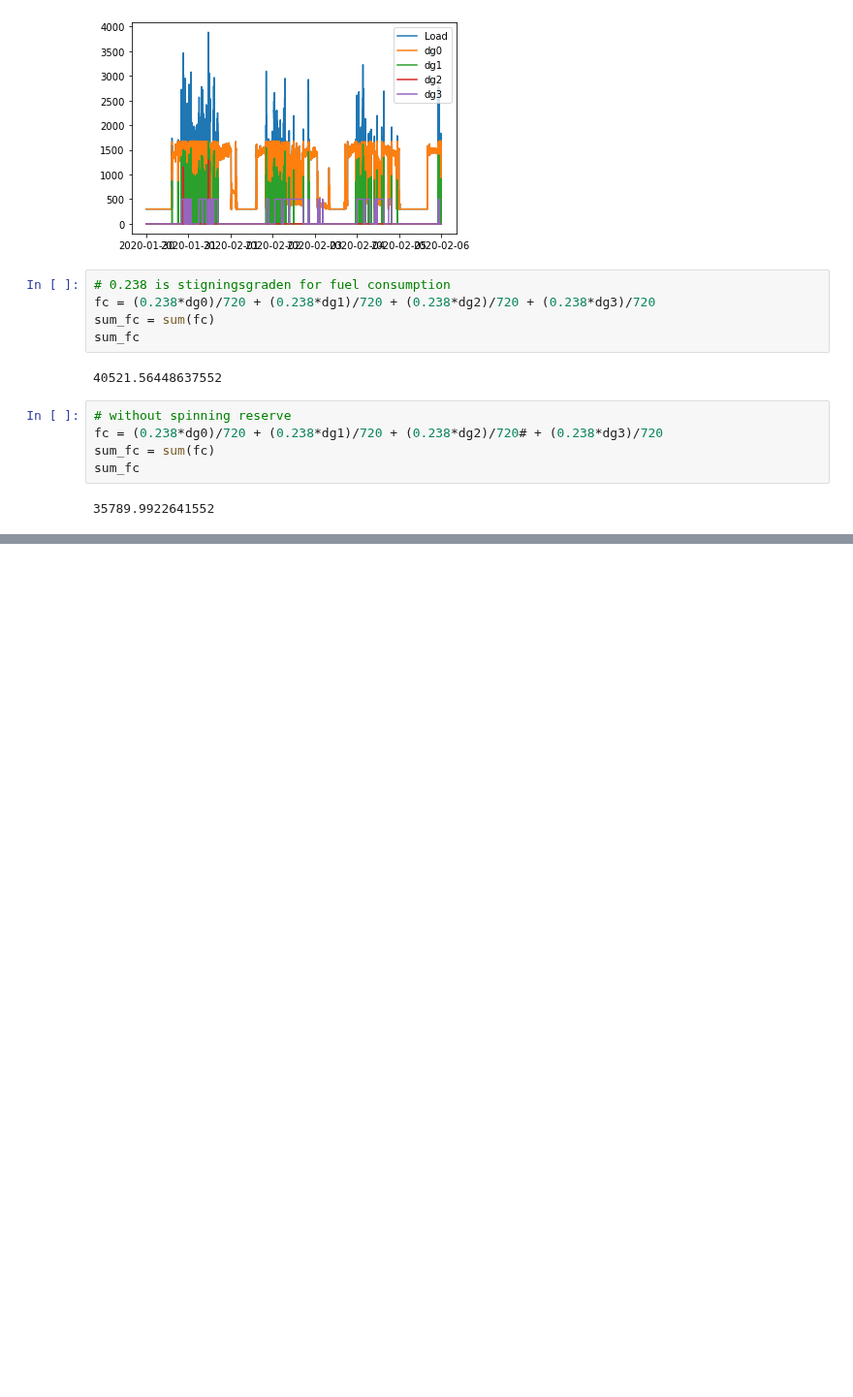
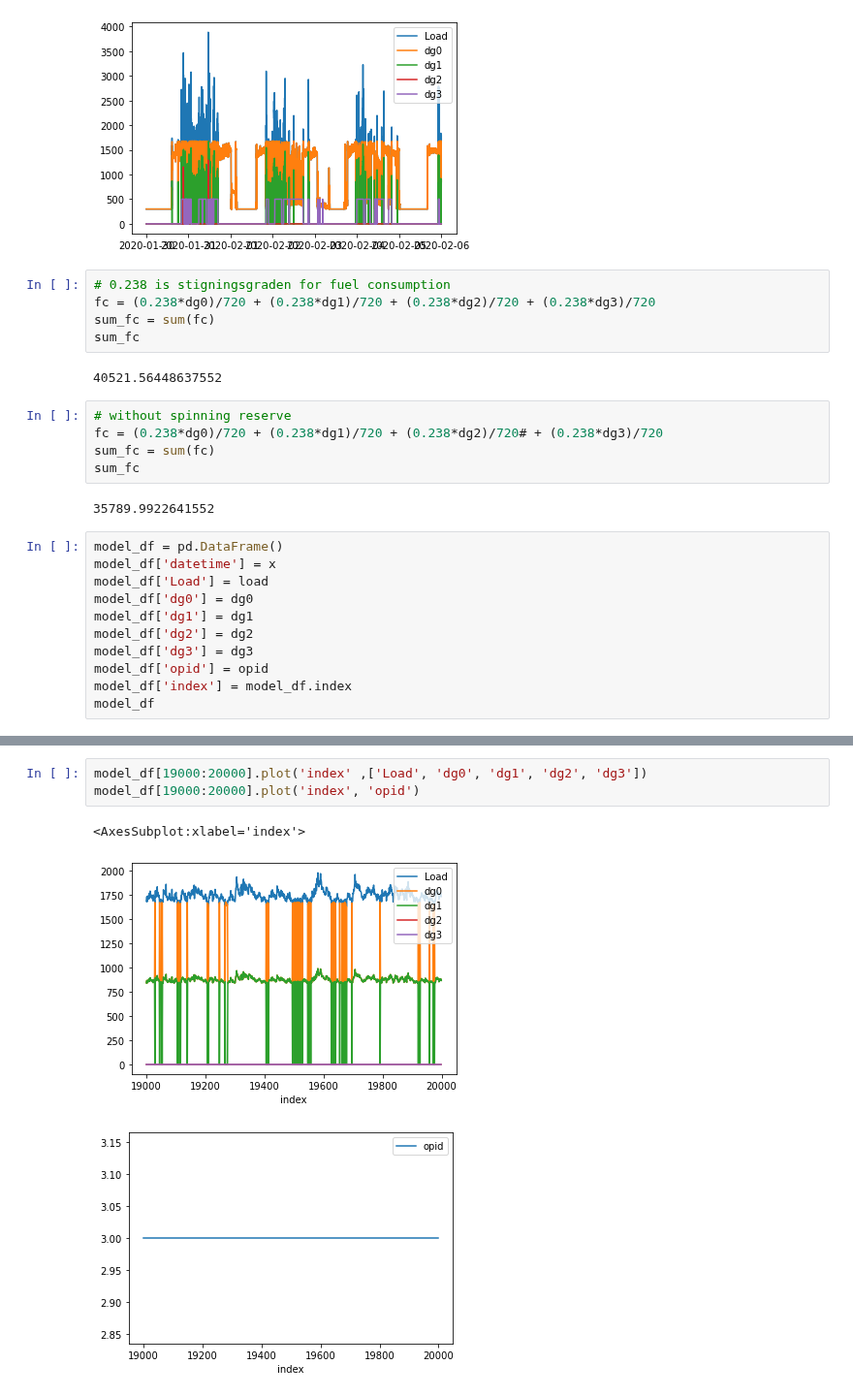
Before and after one commit to andreasdyve/EquinorProject, a Jupyter notebook: python notebooks/BaseCase_UtenBatteri_Calc.ipynb, the cells around one changed output, grey strips where cells are left out. Shown at 97% size. Saved outputs shown, nothing was run; the diff lists cells and outputs as text; blank space fills up the shorter version.

```diff
--- a/python notebooks/BaseCase_UtenBatteri_Calc.ipynb
+++ b/python notebooks/BaseCase_UtenBatteri_Calc.ipynb
@@ -125,3 +125,14 @@ sum_fc = sum(fc)
 sum_fc
 # %% [output]
 35789.9922641552
+# %%
+model_df = pd.DataFrame()
+model_df['datetime'] = x
+model_df['Load'] = load
+model_df['dg0'] = dg0
+model_df['dg1'] = dg1
+model_df['dg2'] = dg2
+model_df['dg3'] = dg3
+model_df['opid'] = opid
+model_df['index'] = model_df.index
+model_df
@@ -127,0 +153,7 @@ sum_fc
+# %%
+model_df[19000:20000].plot('index' ,['Load', 'dg0', 'dg1', 'dg2', 'dg3'])
+model_df[19000:20000].plot('index', 'opid')
+# %% [output]
+<AxesSubplot:xlabel='index'>
+[figure, added]
+[figure, added]
```
Also changed, not shown: parts of 1 cell of this notebook.
